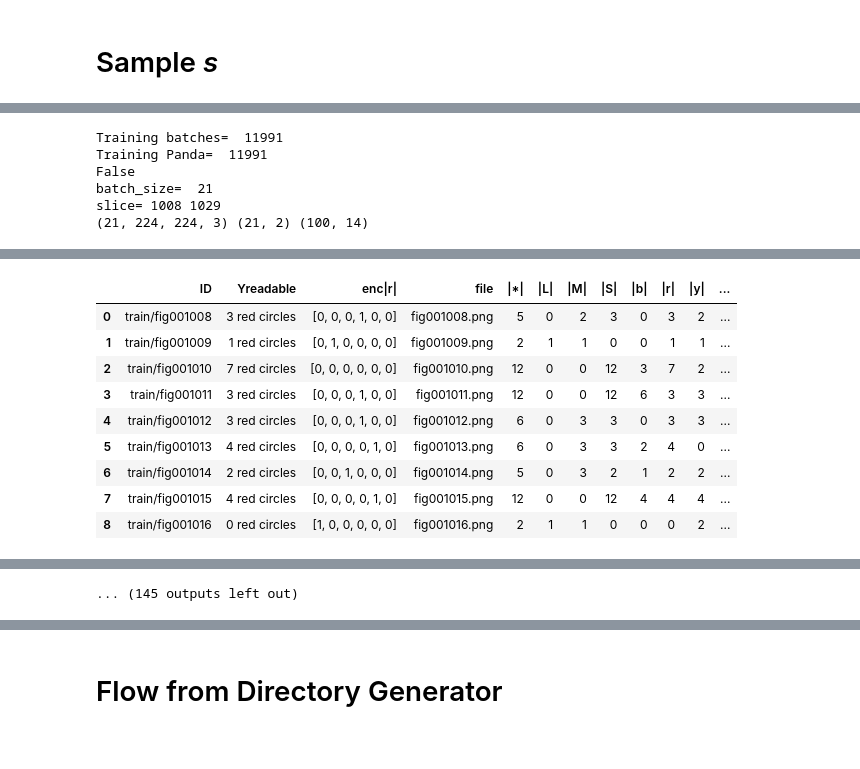
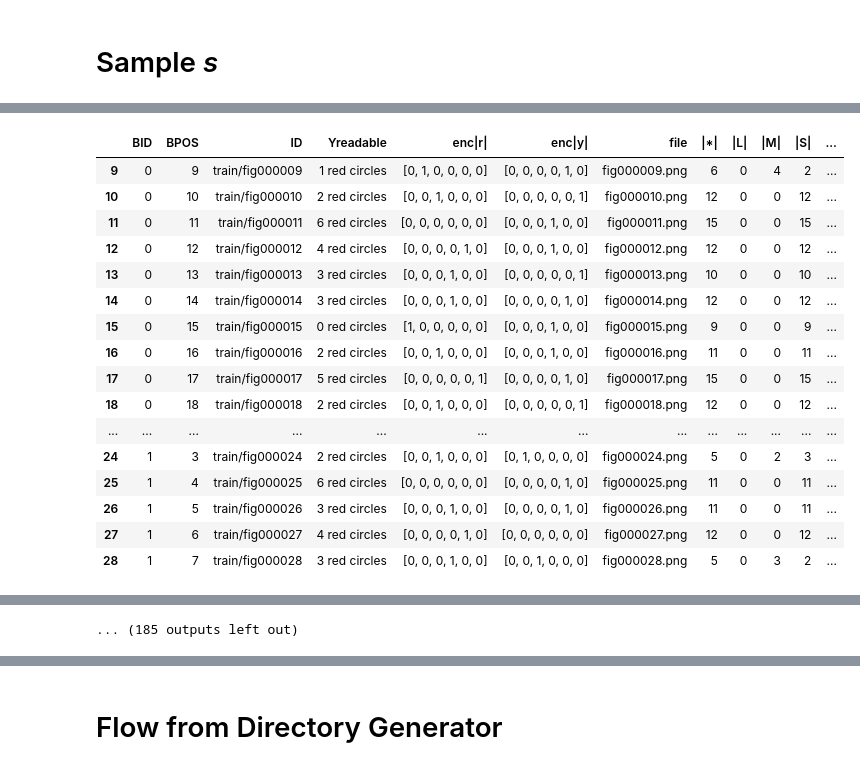
Before and after one commit to glouwa/app-kandinsky-pattern-generator, a Jupyter notebook: kandinsky_in_colab_Datagenerator_from_Frame.ipynb, the cells around one changed output, grey strips where cells are left out. Saved outputs shown, nothing was run; the diff lists cells and outputs as text; code cells hidden in the pictures.

```diff
--- a/kandinsky_in_colab_Datagenerator_from_Frame.ipynb
+++ b/kandinsky_in_colab_Datagenerator_from_Frame.ipynb
@@ -442,16 +385,10 @@ params = {
     'out_dim': output_shape
 }
 
-training_generator, training_panda = DataGenerator(
-    set_path="train", samples=training_size, **params).renderFrame()
+training_generator = DataGenerator(set_path="train", samples=training_size, **params).renderFrame()
+validation_generator = DataGenerator(set_path="valid", samples=validation_size, **params).renderFrame()
 
-validation_generator, validation_panda = DataGenerator(
-    set_path="valid", samples=validation_size, **params).renderFrame()
-
-class_weight_raw = sklearn_class_weight_from_frame(training_panda)
-
-
-display_batch_meta(training_panda, params['figure_parameters'])
+training_generator.panda.display_meta(params['figure_parameters'])
 # %% [output]
 571 train Batches touched (train)
 47 valid Batches touched (valid)
@@ -488,46 +425,35 @@ memory usage: 1.4+ MB
 # %%
 #@title Review Training Generator Content (X, Y, f) (Sample View) { run: "auto", vertical-output: true }
 
-batch_to_view  = 48 #@param {type:"slider", min:0, max:50, step:3}
-batch_view_len = 9 #@param {type:"slider", min:1, max:20, step:1}
+sample_to_view  = 9 #@param {type:"slider", min:0, max:20000, step:1}
+view_len = 20 #@param {type:"slider", min:1, max:20, step:1}
 
-print("Training batches= ", len(training_generator)*training_generator.batch_size)
-print("Training Panda= ", len(training_panda))
-print(len(training_generator) == len(training_panda)*training_generator.batch_size)
-
-print("batch_size= ", batch_size)
-print("slice=", batch_to_view*batch_size, (batch_to_view+1)*batch_size)
-
-display_batch_content(
-    training_generator[batch_to_view],
-    training_panda[batch_to_view*batch_size:(batch_to_view+1)*batch_size],
-    batch_view_len
-)
+training_generator.panda.display_content_slice(slice(sample_to_view, sample_to_view + view_len))
 # %% [output]
-Training batches=  11991
-Training Panda=  11991
-False
-batch_size=  21
-slice= 1008 1029
-(21, 224, 224, 3) (21, 2) (100, 14)
 [interactive output not drawn]
 [interactive output not drawn]
 [interactive output not drawn]
 [interactive output not drawn]
 [interactive output not drawn]
 [interactive output not drawn]
 [interactive output not drawn]
-|  | ID | Yreadable | enc|r| | file | |*| | |L| | |M| | |S| | |b| | |r| | |y| | ... |
-| 0 | train/fig001008 | 3 red circles | [0, 0, 0, 1, 0, 0] | fig001008.png | 5 | 0 | 2 | 3 | 0 | 3 | 2 | ... |
-| 1 | train/fig001009 | 1 red circles | [0, 1, 0, 0, 0, 0] | fig001009.png | 2 | 1 | 1 | 0 | 0 | 1 | 1 | ... |
-| 2 | train/fig001010 | 7 red circles | [0, 0, 0, 0, 0, 0] | fig001010.png | 12 | 0 | 0 | 12 | 3 | 7 | 2 | ... |
-| 3 | train/fig001011 | 3 red circles | [0, 0, 0, 1, 0, 0] | fig001011.png | 12 | 0 | 0 | 12 | 6 | 3 | 3 | ... |
-| 4 | train/fig001012 | 3 red circles | [0, 0, 0, 1, 0, 0] | fig001012.png | 6 | 0 | 3 | 3 | 0 | 3 | 3 | ... |
-| 5 | train/fig001013 | 4 red circles | [0, 0, 0, 0, 1, 0] | fig001013.png | 6 | 0 | 3 | 3 | 2 | 4 | 0 | ... |
-| 6 | train/fig001014 | 2 red circles | [0, 0, 1, 0, 0, 0] | fig001014.png | 5 | 0 | 3 | 2 | 1 | 2 | 2 | ... |
-| 7 | train/fig001015 | 4 red circles | [0, 0, 0, 0, 1, 0] | fig001015.png | 12 | 0 | 0 | 12 | 4 | 4 | 4 | ... |
-| 8 | train/fig001016 | 0 red circles | [1, 0, 0, 0, 0, 0] | fig001016.png | 2 | 1 | 1 | 0 | 0 | 0 | 2 | ... |
+|  | BID | BPOS | ID | Yreadable | enc|r| | enc|y| | file | |*| | |L| | |M| | |S| | ... |
+| 9 | 0 | 9 | train/fig000009 | 1 red circles | [0, 1, 0, 0, 0, 0] | [0, 0, 0, 0, 1, 0] | fig000009.png | 6 | 0 | 4 | 2 | ... |
+| 10 | 0 | 10 | train/fig000010 | 2 red circles | [0, 0, 1, 0, 0, 0] | [0, 0, 0, 0, 0, 1] | fig000010.png | 12 | 0 | 0 | 12 | ... |
+| 11 | 0 | 11 | train/fig000011 | 6 red circles | [0, 0, 0, 0, 0, 0] | [0, 0, 0, 1, 0, 0] | fig000011.png | 15 | 0 | 0 | 15 | ... |
+| 12 | 0 | 12 | train/fig000012 | 4 red circles | [0, 0, 0, 0, 1, 0] | [0, 0, 0, 1, 0, 0] | fig000012.png | 12 | 0 | 0 | 12 | ... |
+| 13 | 0 | 13 | train/fig000013 | 3 red circles | [0, 0, 0, 1, 0, 0] | [0, 0, 0, 0, 0, 1] | fig000013.png | 10 | 0 | 0 | 10 | ... |
+| 14 | 0 | 14 | train/fig000014 | 3 red circles | [0, 0, 0, 1, 0, 0] | [0, 0, 0, 0, 1, 0] | fig000014.png | 12 | 0 | 0 | 12 | ... |
+| 15 | 0 | 15 | train/fig000015 | 0 red circles | [1, 0, 0, 0, 0, 0] | [0, 0, 0, 1, 0, 0] | fig000015.png | 9 | 0 | 0 | 9 | ... |
+| 16 | 0 | 16 | train/fig000016 | 2 red circles | [0, 0, 1, 0, 0, 0] | [0, 0, 0, 1, 0, 0] | fig000016.png | 11 | 0 | 0 | 11 | ... |
+| 17 | 0 | 17 | train/fig000017 | 5 red circles | [0, 0, 0, 0, 0, 1] | [0, 0, 0, 0, 1, 0] | fig000017.png | 15 | 0 | 0 | 15 | ... |
+| 18 | 0 | 18 | train/fig000018 | 2 red circles | [0, 0, 1, 0, 0, 0] | [0, 0, 0, 0, 0, 1] | fig000018.png | 12 | 0 | 0 | 12 | ... |
+| ... | ... | ... | ... | ... | ... | ... | ... | ... | ... | ... | ... | ... |
+| 24 | 1 | 3 | train/fig000024 | 2 red circles | [0, 0, 1, 0, 0, 0] | [0, 1, 0, 0, 0, 0] | fig000024.png | 5 | 0 | 2 | 3 | ... |
+| 25 | 1 | 4 | train/fig000025 | 6 red circles | [0, 0, 0, 0, 0, 0] | [0, 0, 0, 0, 1, 0] | fig000025.png | 11 | 0 | 0 | 11 | ... |
+| 26 | 1 | 5 | train/fig000026 | 3 red circles | [0, 0, 0, 1, 0, 0] | [0, 0, 0, 0, 1, 0] | fig000026.png | 11 | 0 | 0 | 11 | ... |
+| 27 | 1 | 6 | train/fig000027 | 4 red circles | [0, 0, 0, 0, 1, 0] | [0, 0, 0, 0, 0, 0] | fig000027.png | 12 | 0 | 0 | 12 | ... |
+| 28 | 1 | 7 | train/fig000028 | 3 red circles | [0, 0, 0, 1, 0, 0] | [0, 0, 1, 0, 0, 0] | fig000028.png | 5 | 0 | 3 | 2 | ... |
 [interactive output not drawn]
 [interactive output not drawn]
 [interactive output not drawn]
-... (145 outputs left out)
@@ -534,3 +461,4 @@ slice= 1008 1029
+... (185 outputs left out)
 # %%
 #@title Second time sould be Faster. (images are already cached) { vertical-output: true }
 %%time
```
Also changed, not shown: parts of 48 cells of this notebook.
